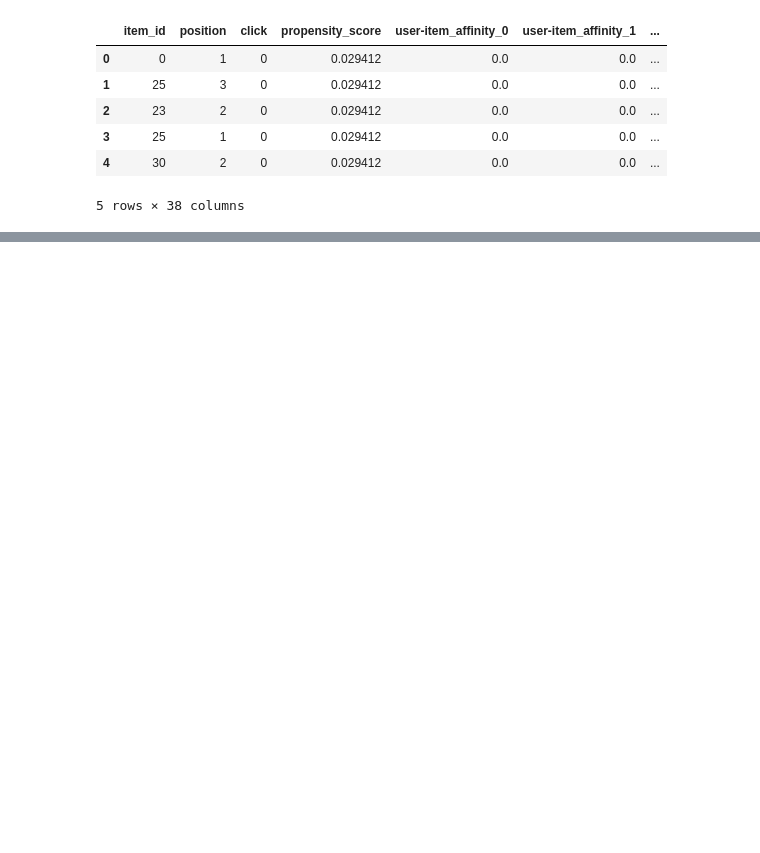
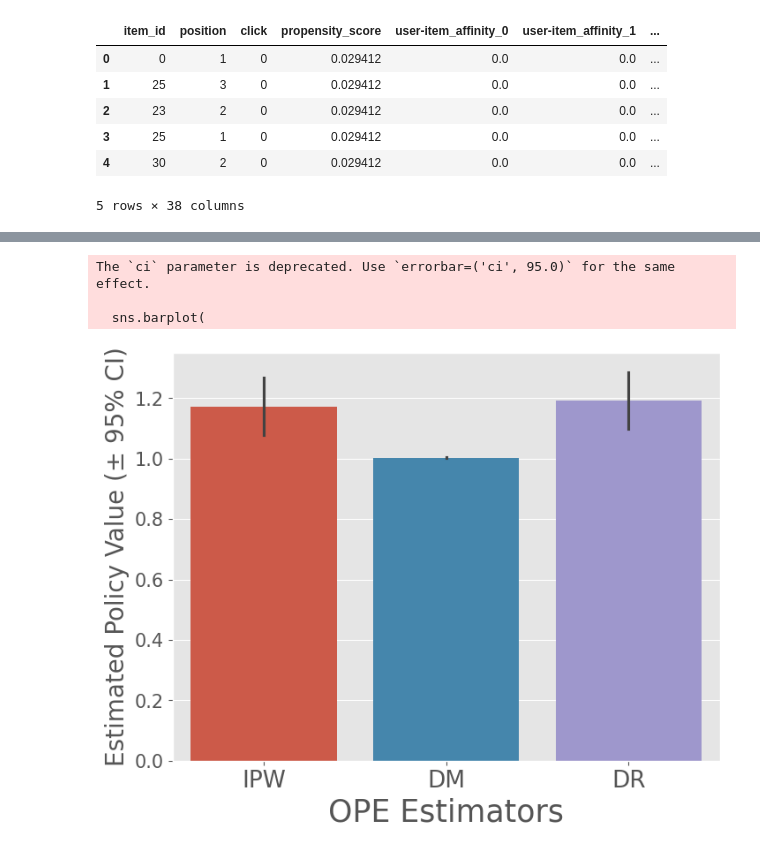
Before and after one commit to FelipeUC2020/Proyecto-recsys-2024-2, a Jupyter notebook: clusters_zozotown.ipynb, the cells around one changed output, grey strips where cells are left out. Cells and saved outputs as stored; diff of their text form; code cells hidden in the pictures; blank space fills up the shorter version.

```diff
--- a/clusters_zozotown.ipynb
+++ b/clusters_zozotown.ipynb
@@ -93,0 +195,16 @@ TypeError: BanditPolicySimulator.__init__() got an unexpected keyword argument '
+# %%
+# by activating the `is_relative` option
+# we can visualize the estimated policy value of the evaluation policy
+# relative to the ground-truth policy value of the behavior policy
+ope.visualize_off_policy_estimates(
+    action_dist=action_dist,
+    estimated_rewards_by_reg_model=estimated_rewards_by_reg_model,
+    n_bootstrap_samples=10000, # number of resampling performed in bootstrap sampling
+    is_relative=True,
+    random_state=12345,
+)
+# %% [output]
+The `ci` parameter is deprecated. Use `errorbar=('ci', 95.0)` for the same effect.
+
+  sns.barplot(
+[figure, added]
```
Also changed, not shown: parts of 23 cells of this notebook.
